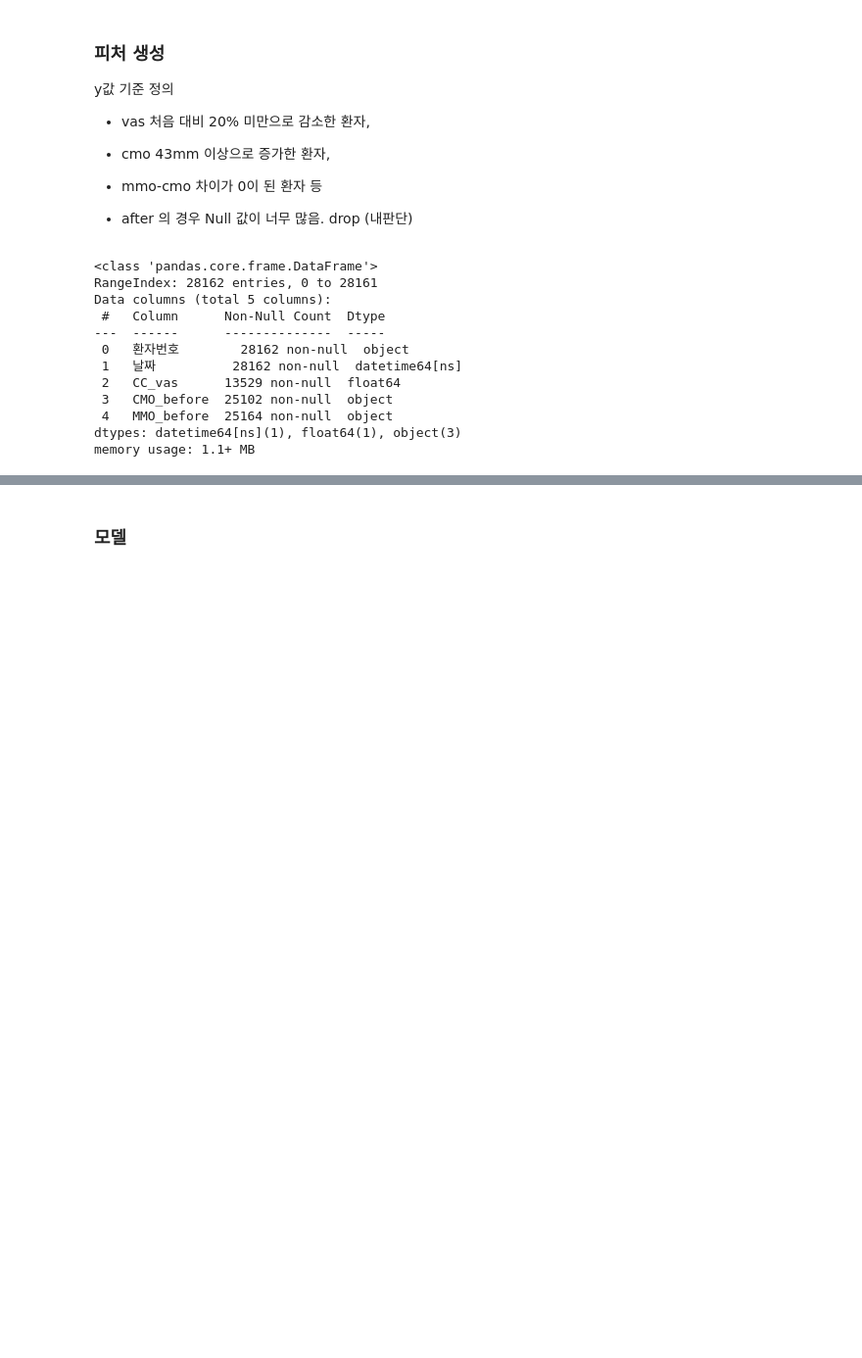
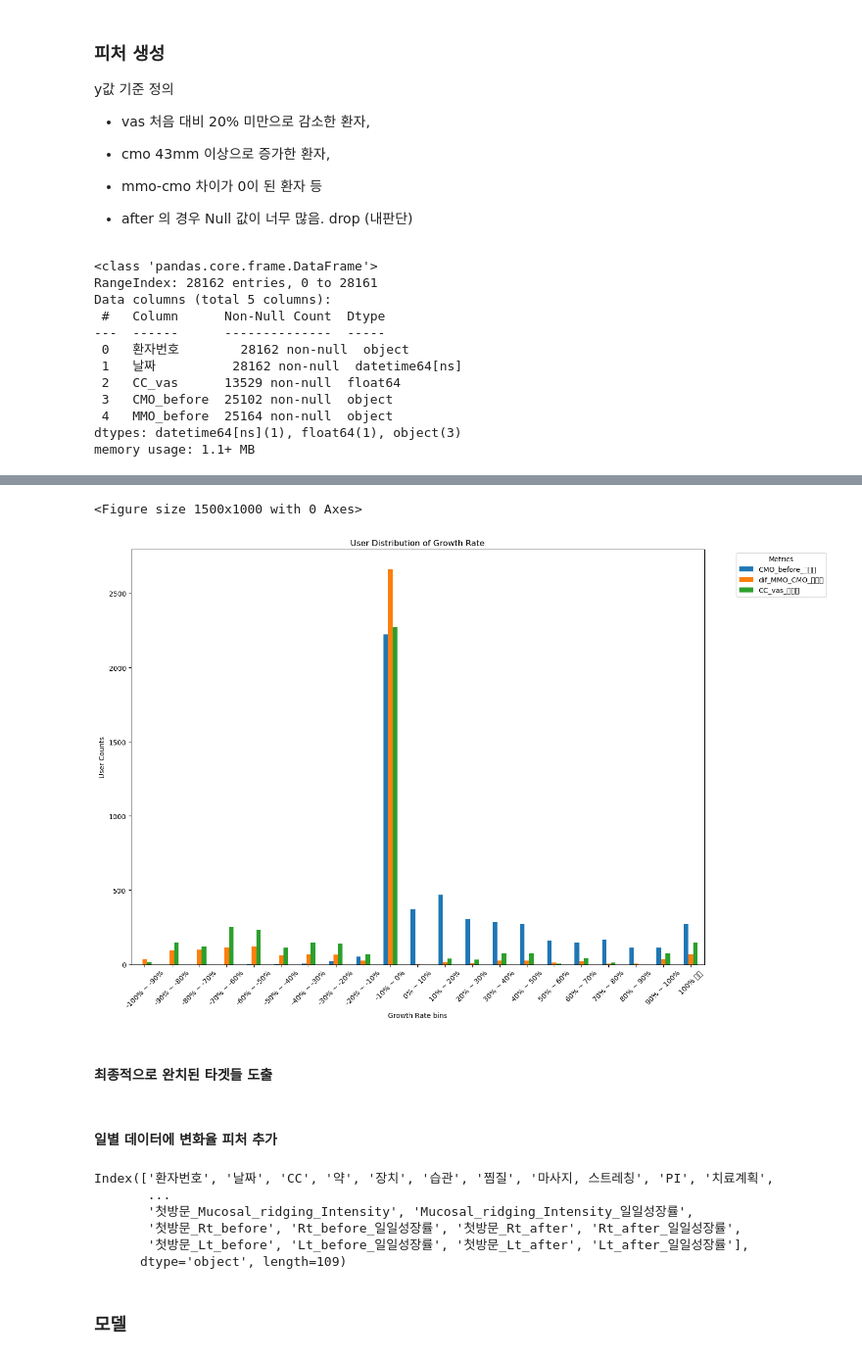
Before and after one commit to skadudd/prj_centum, a Jupyter notebook: gpt_classifier/classifier.ipynb, the cells around one changed output, grey strips where cells are left out. Shown at 98% size. Saved outputs shown, nothing was run; the diff lists cells and outputs as text; code cells hidden in the pictures; blank space fills up the shorter version.

```diff
--- a/gpt_classifier/classifier.ipynb
+++ b/gpt_classifier/classifier.ipynb
@@ -396,12 +380,14 @@ def extract_patient_progress(df, column_name):
         patient_progress.loc[mask, f'첫방문_{column_name}'] * 100
     )
 
-    # 계산된 컬럼만 반환
-    return patient_progress[['환자번호', f'{column_name}_차이', f'{column_name}_성장률']]
+    # 계산된 컬럼만 반환 (마지막 방문 데이터 포함)
+    return patient_progress[['환자번호',
+                             f'첫방문_{column_name}',
+                             f'마지막방문_{column_name}', f'{column_name}_차이', f'{column_name}_성장률']]
 
 # 각 지표별 환자 진행 상황 추출 및 차이/성장률 계산
 progress_data = {}
-for column in ['CMO_before', 'CC_vas', 'MMO_before', 'Cap.pal_Pain_Intensity',
+for column in ['CMO_before', 'CC_vas', 'MMO_before','dif_MMO_CMO', 'Cap.pal_Pain_Intensity',
                'M.pal_Pain_Intensity', 'Occlusion_lt_number', 'Occlusion_rt_number',
                'Tongue_ridging_Intensity', 'Mucosal_ridging_Intensity',
                'Rt_before', 'Rt_after', 'Lt_before', 'Lt_after']:
@@ -457,0 +427,26 @@ memory usage: 2.1+ MB
+# %%
+# 각 성장률 열에 대해 10% 단위로 환자 분포 확인
+growth_columns = [
+    'CMO_before_성장률','dif_MMO_CMO_성장률', 'CC_vas_성장률','MMO_before_성장률','Cap.pal_Pain_Intensity_성장률',
+    'M.pal_Pain_Intensity_성장률','Occlusion_lt_number_성장률','Occlusion_rt_number_성장률',
+    'Tongue_ridging_Intensity_성장률','Mucosal_ridging_Intensity_성장률','Rt_before_성장률',
+    'Rt_after_성장률','Lt_before_성장률','Lt_after_성장률'
+]
+
+# 10% 단위로 구간 나누기
+# 성장률 구간을 10% 단위로 설정
+bins = list(range(-100, 101, 10))
+bins.append(float('inf'))  # 100% 초과 구간 추가
+labels = [f'{i}% ~ {i+10}%' for i in range(-100, 100, 10)]
+labels.append('100% 초과')
+
+# 각 열에 대해 구간별 환자 수 계산
+growth_data = {}
+for column in growth_columns:
+    growth_data[column] = pd.cut(patient_progress[column], bins=bins, labels=labels).value_counts().sort_index()
+
+# 피봇 테이블 형태로 변환
+growth_pivot = pd.DataFrame(growth_data)
+# 피봇 테이블 출력
+print("성장률 구간별 환자 분포 피봇 테이블:")
+display(growth_pivot)
@@ -457,0 +492,16 @@ memory usage: 2.1+ MB
+# %%
+# 시각화 (선택적)
+plt.figure(figsize=(15, 10))
+growth_pivot[['CMO_before_성장률', 'dif_MMO_CMO_성장률', 'CC_vas_성장률']].plot(kind='bar', figsize=(15, 10))
+plt.title('User Distribution of Growth Rate')
+plt.xlabel('Growth Rate bins')
+plt.ylabel('User Counts')
+plt.xticks(rotation=45)
+plt.legend(title='Metrics', bbox_to_anchor=(1.05, 1), loc='upper left')
+plt.tight_layout()
+plt.show()
+# %% [output]
+<Figure size 1500x1000 with 0 Axes>
+[figure, added]
+# %% [markdown]
+#### 최종적으로 완치된 타겟들 도출
@@ -457,0 +519,2 @@ memory usage: 2.1+ MB
+# %% [markdown]
+#### 일별 데이터에 변화율 피처 추가
@@ -458,3 +584,12 @@ memory usage: 2.1+ MB
+# %%
+df.columns
+# %% [output]
+Index(['환자번호', '날짜', 'CC', '약', '장치', '습관', '찜질', '마사지, 스트레칭', 'PI', '치료계획',
+       ...
+       '첫방문_Mucosal_ridging_Intensity', 'Mucosal_ridging_Intensity_일일성장률',
+       '첫방문_Rt_before', 'Rt_before_일일성장률', '첫방문_Rt_after', 'Rt_after_일일성장률',
+       '첫방문_Lt_before', 'Lt_before_일일성장률', '첫방문_Lt_after', 'Lt_after_일일성장률'],
+      dtype='object', length=109)
 # %% [markdown]
 ### 모델
 # %% [markdown]
```
Also changed, not shown: parts of 21 cells of this notebook, 1 other file.
